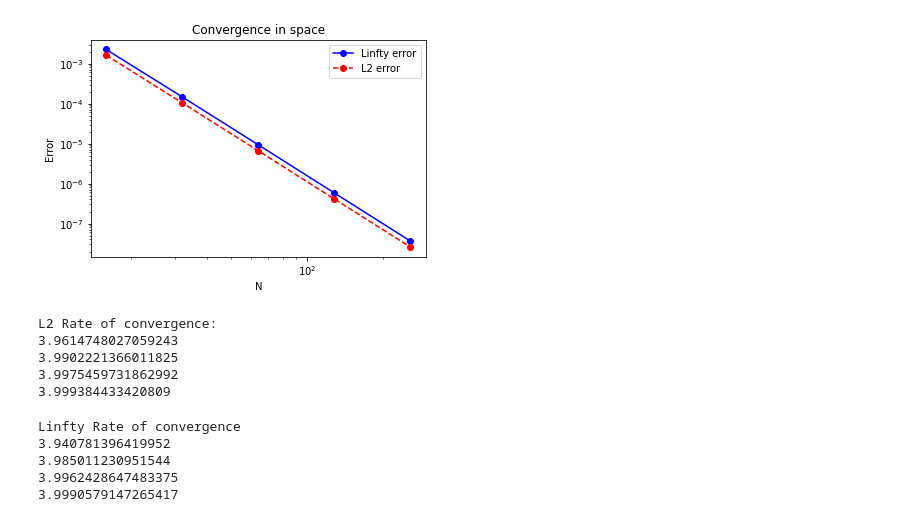
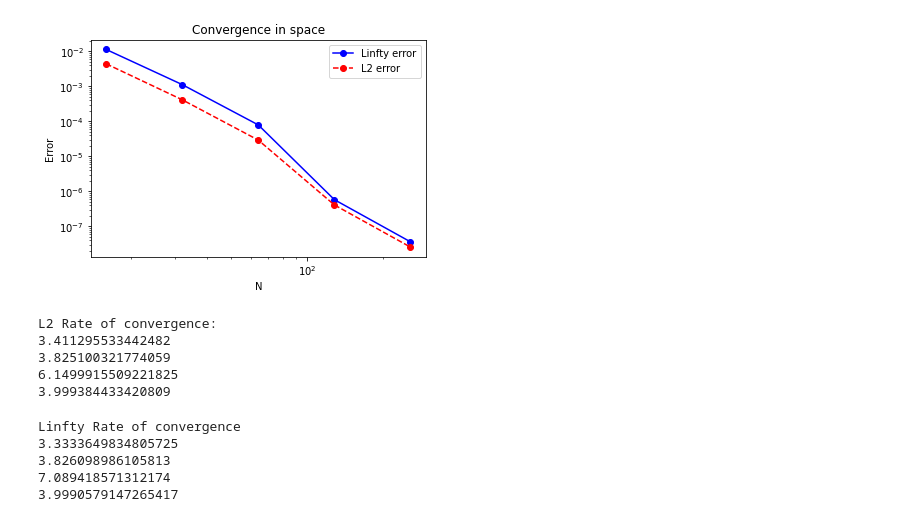
Before and after one commit to MaguRaam/wave, a Jupyter notebook: periodic-wave-weno4-2d/ssprk54convergence.ipynb, the cells around one changed output. Saved outputs shown, nothing was run; the diff lists cells and outputs as text; code cells hidden in the pictures.

```diff
--- a/periodic-wave-weno4-2d/ssprk54convergence.ipynb
+++ b/periodic-wave-weno4-2d/ssprk54convergence.ipynb
@@ -20,27 +20,27 @@ def convergence_rate(error):
     print(covergence_rate)
 # %%
 N  = numpy.array([16,32,64,128,256])
-linfty = numpy.array([2.261243e-03,1.472495e-04,9.299207e-06,5.827160e-07,3.644354e-08])
-l2     = numpy.array([1.629871e-03,1.046238e-04,6.583456e-06,4.121665e-07,2.577140e-08])
+linfty = numpy.array([1.134483e-02,1.125525e-03,7.935688e-05,5.827160e-07,3.644354e-08])
+l2     = numpy.array([4.413436e-03,4.148342e-04,2.926878e-05,4.121665e-07,2.577140e-08])
 convergence_plot(N,l2,linfty)
 # %% [output]
-[figure, old version]
+[figure, new version]
 # %%
 #L2 rate of convergence
 print("L2 Rate of convergence:")
 convergence_rate(l2)
 # %% [output]
 L2 Rate of convergence:
-3.9614748027059243
-3.9902221366011825
-3.9975459731862992
+3.411295533442482
+3.825100321774059
+6.1499915509221825
 3.999384433420809
 # %%
 print("Linfty Rate of convergence")
 convergence_rate(linfty)
 # %% [output]
 Linfty Rate of convergence
-3.940781396419952
-3.985011230951544
-3.9962428647483375
+3.3333649834805725
+3.826098986105813
+7.089418571312174
 3.9990579147265417
```
Also changed, not shown: 9 other files.
